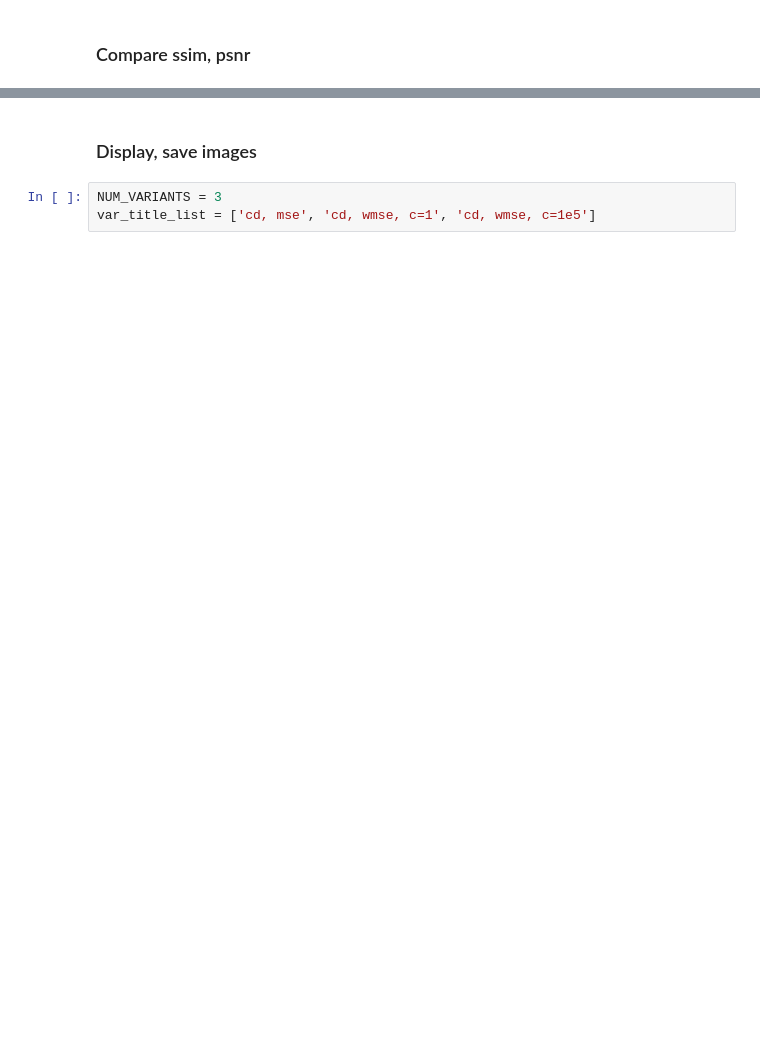
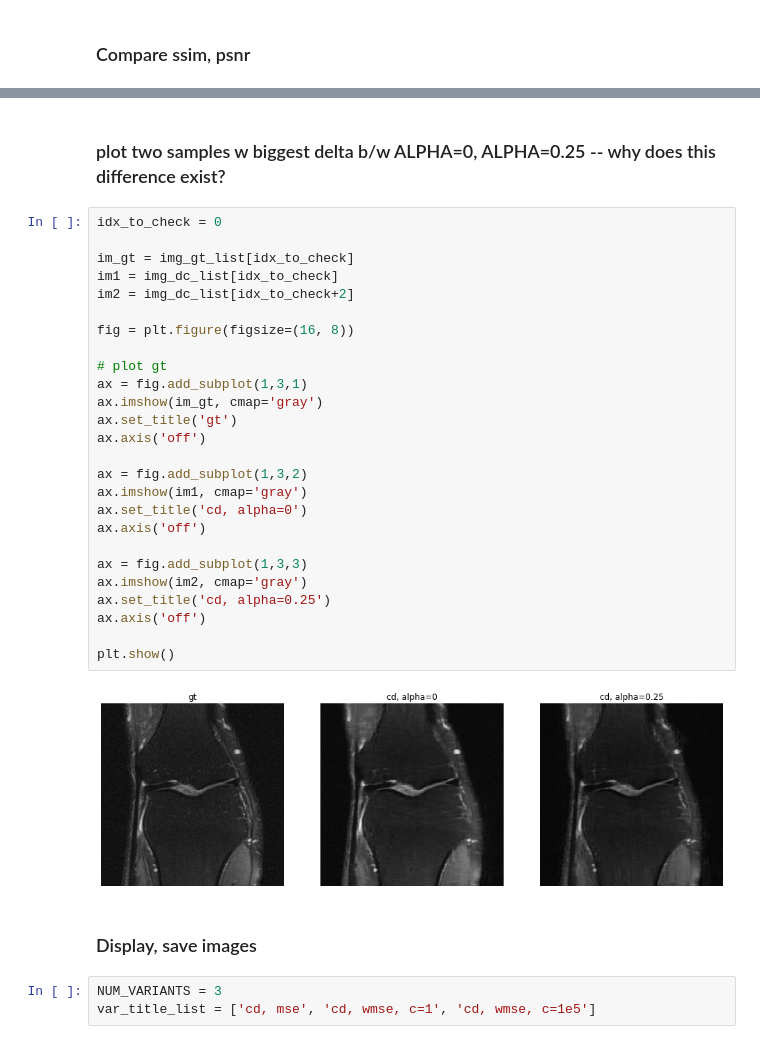
Before and after one commit to davevanveen/unsup_mri, a Jupyter notebook: ipynb/20200902_convdecoder_rework.ipynb, the cells around one changed output, grey strips where cells are left out. Saved outputs shown, nothing was run; the diff lists cells and outputs as text; blank space fills up the shorter version.

```diff
--- a/ipynb/20200902_convdecoder_rework.ipynb
+++ b/ipynb/20200902_convdecoder_rework.ipynb
@@ -247,3 +185,33 @@ ALPHA 0.875: 0.795, 29.345
+# %% [markdown]
+### plot two samples w biggest delta b/w ALPHA=0, ALPHA=0.25 -- why does this difference exist?
+# %%
+idx_to_check = 0
+
+im_gt = img_gt_list[idx_to_check]
+im1 = img_dc_list[idx_to_check]
+im2 = img_dc_list[idx_to_check+2]
+
+fig = plt.figure(figsize=(16, 8))
+
+# plot gt
+ax = fig.add_subplot(1,3,1)
+ax.imshow(im_gt, cmap='gray')
+ax.set_title('gt')
+ax.axis('off')
+
+ax = fig.add_subplot(1,3,2)
+ax.imshow(im1, cmap='gray')
+ax.set_title('cd, alpha=0')
+ax.axis('off')
+
+ax = fig.add_subplot(1,3,3)
+ax.imshow(im2, cmap='gray')
+ax.set_title('cd, alpha=0.25')
+ax.axis('off')
+
+plt.show()
+# %% [output]
+[figure, added]
 # %% [markdown]
 ### Display, save images
 # %%
```
Also changed, not shown: parts of 10 cells of this notebook, 6 other files.
